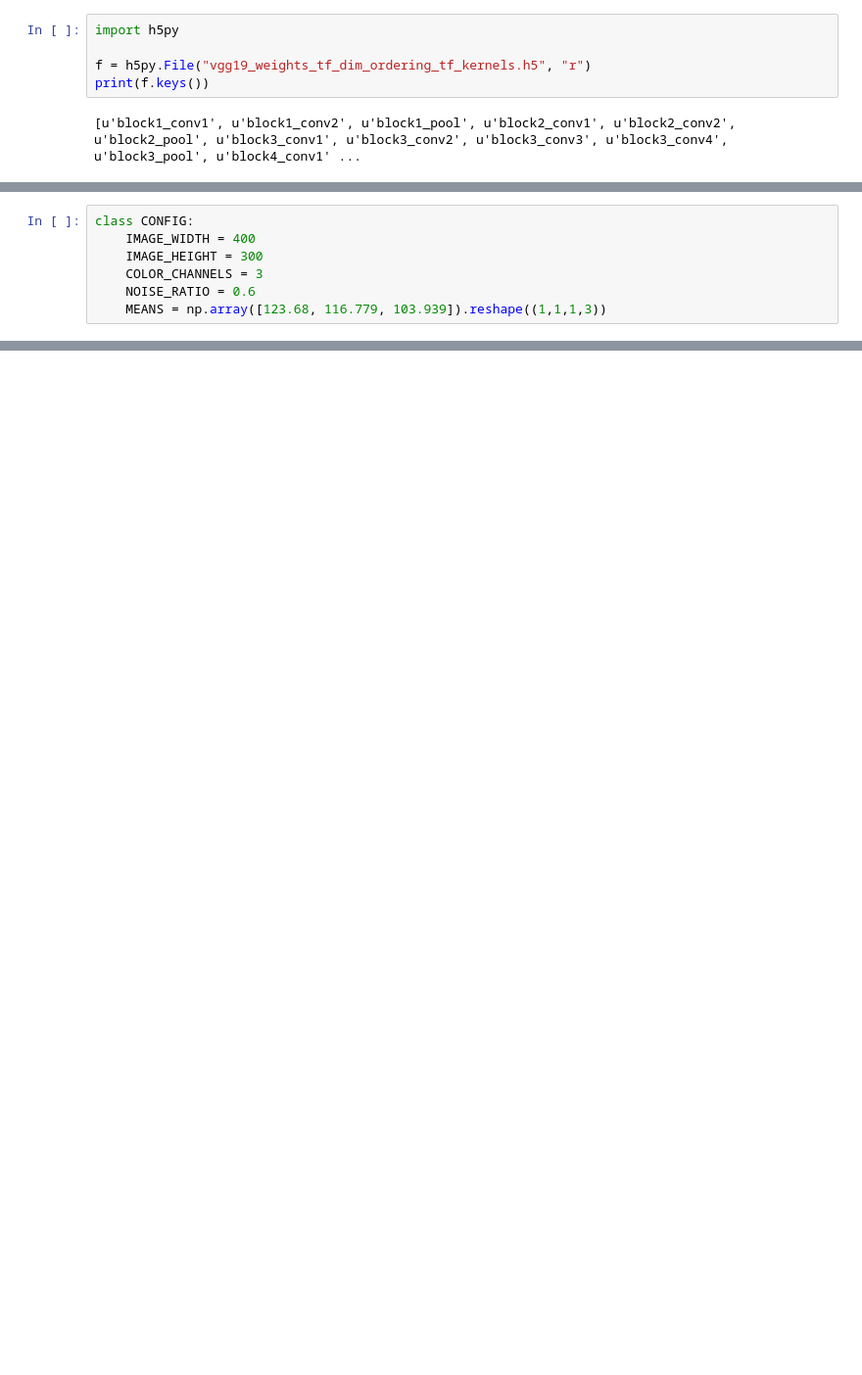
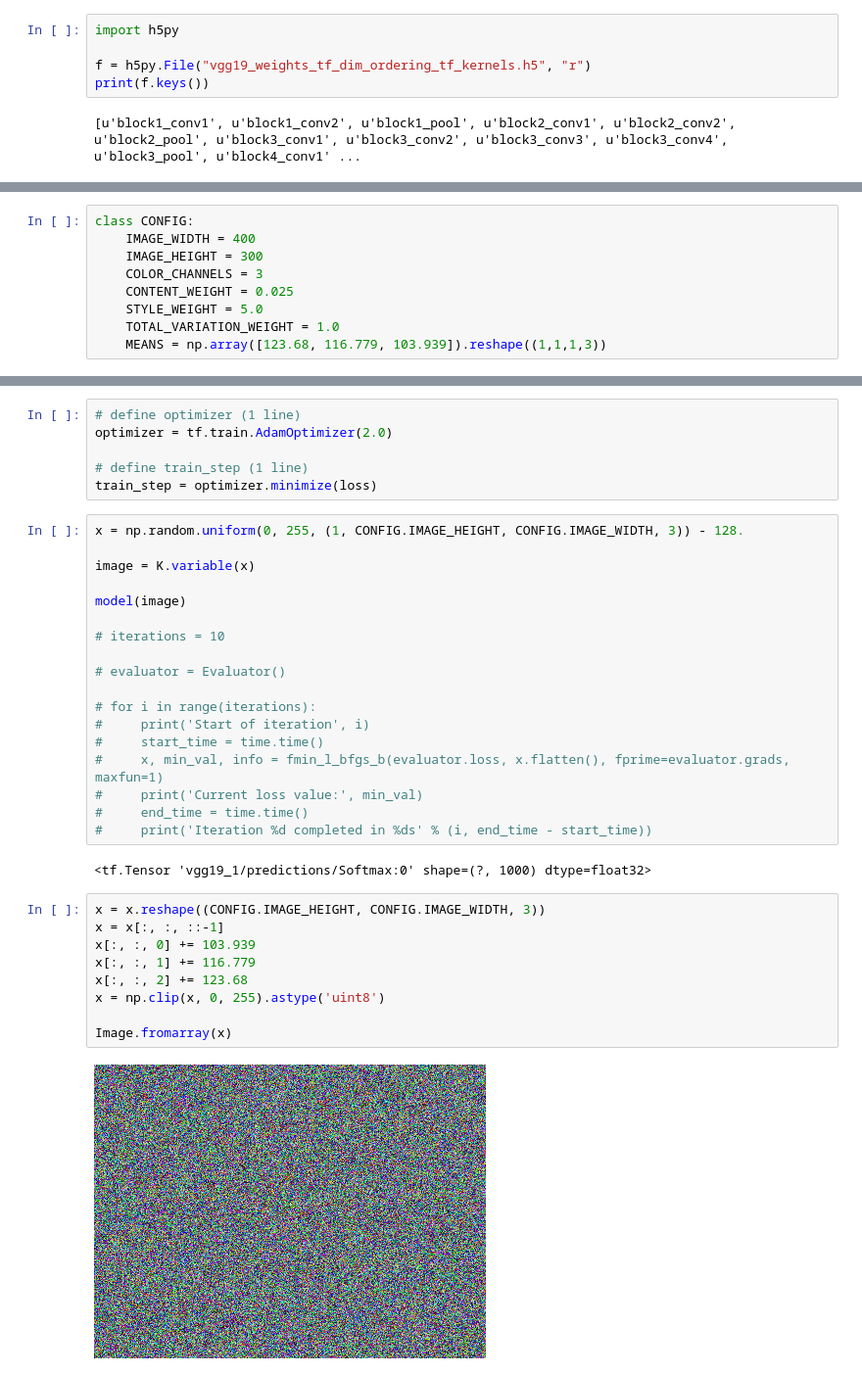
Before and after one commit to herishbrith/StyleTransfer, a Jupyter notebook: styleTransferNN.ipynb, the cells around one changed output, grey strips where cells are left out. Shown at 98% size. Cells and saved outputs as stored; diff of their text form; blank space fills up the shorter version.

```diff
--- a/styleTransferNN.ipynb
+++ b/styleTransferNN.ipynb
@@ -23,0 +47,9 @@ print(f.keys())
+# %%
+class CONFIG:
+    IMAGE_WIDTH = 400
+    IMAGE_HEIGHT = 300
+    COLOR_CHANNELS = 3
+    CONTENT_WEIGHT = 0.025
+    STYLE_WEIGHT = 5.0
+    TOTAL_VARIATION_WEIGHT = 1.0
+    MEANS = np.array([123.68, 116.779, 103.939]).reshape((1,1,1,3))
@@ -45,7 +90,0 @@ STYLE_LAYERS = [
-# %%
-class CONFIG:
-    IMAGE_WIDTH = 400
-    IMAGE_HEIGHT = 300
-    COLOR_CHANNELS = 3
-    NOISE_RATIO = 0.6
-    MEANS = np.array([123.68, 116.779, 103.939]).reshape((1,1,1,3))
@@ -105,0 +171,37 @@ print(input_tensor.shape)
+# %%
+# define optimizer (1 line)
+optimizer = tf.train.AdamOptimizer(2.0)
+
+# define train_step (1 line)
+train_step = optimizer.minimize(loss)
+# %%
+x = np.random.uniform(0, 255, (1, CONFIG.IMAGE_HEIGHT, CONFIG.IMAGE_WIDTH, 3)) - 128.
+
+image = K.variable(x)
+
+model(image)
+
+# iterations = 10
+
+# evaluator = Evaluator()
+
+# for i in range(iterations):
+#     print('Start of iteration', i)
+#     start_time = time.time()
+#     x, min_val, info = fmin_l_bfgs_b(evaluator.loss, x.flatten(), fprime=evaluator.grads, maxfun=1)
+#     print('Current loss value:', min_val)
+#     end_time = time.time()
+#     print('Iteration %d completed in %ds' % (i, end_time - start_time))
+# %% [output]
+<tf.Tensor 'vgg19_1/predictions/Softmax:0' shape=(?, 1000) dtype=float32>
+# %%
+x = x.reshape((CONFIG.IMAGE_HEIGHT, CONFIG.IMAGE_WIDTH, 3))
+x = x[:, :, ::-1]
+x[:, :, 0] += 103.939
+x[:, :, 1] += 116.779
+x[:, :, 2] += 123.68
+x = np.clip(x, 0, 255).astype('uint8')
+
+Image.fromarray(x)
+# %% [output]
+[figure, added]
```
Also changed, not shown: parts of 24 cells of this notebook.
